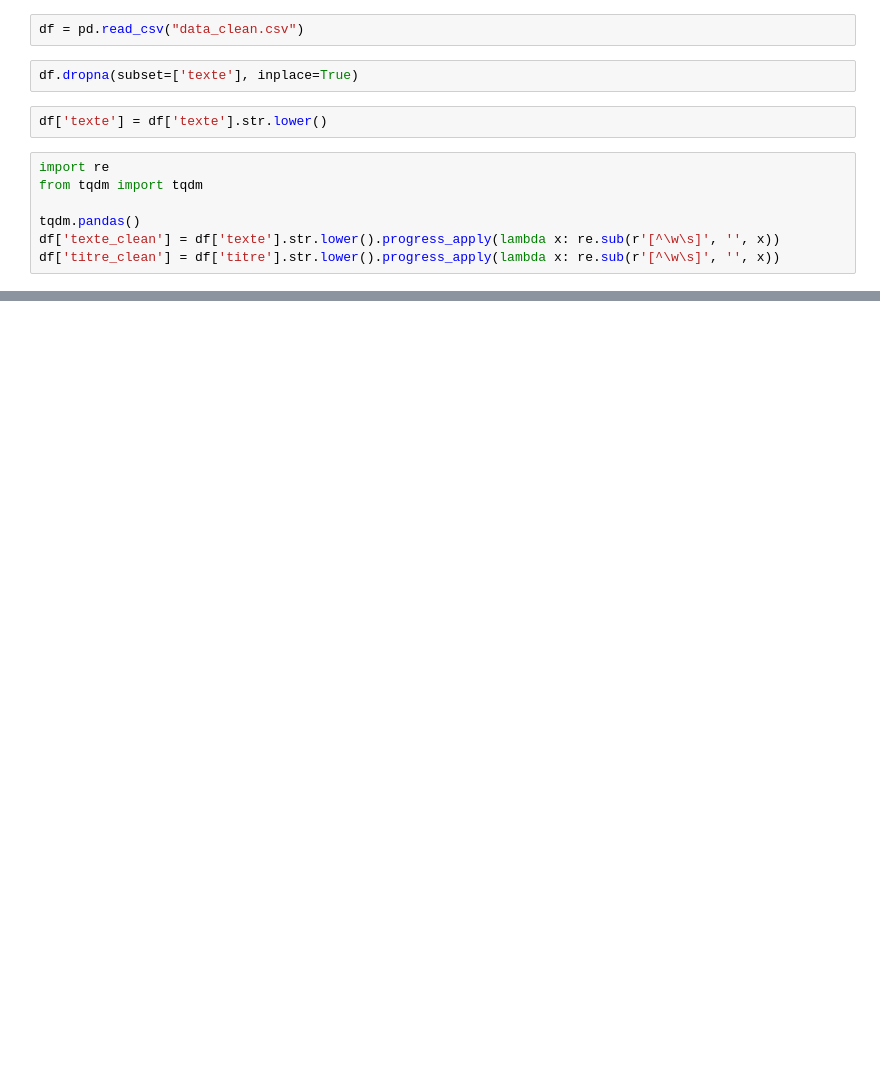
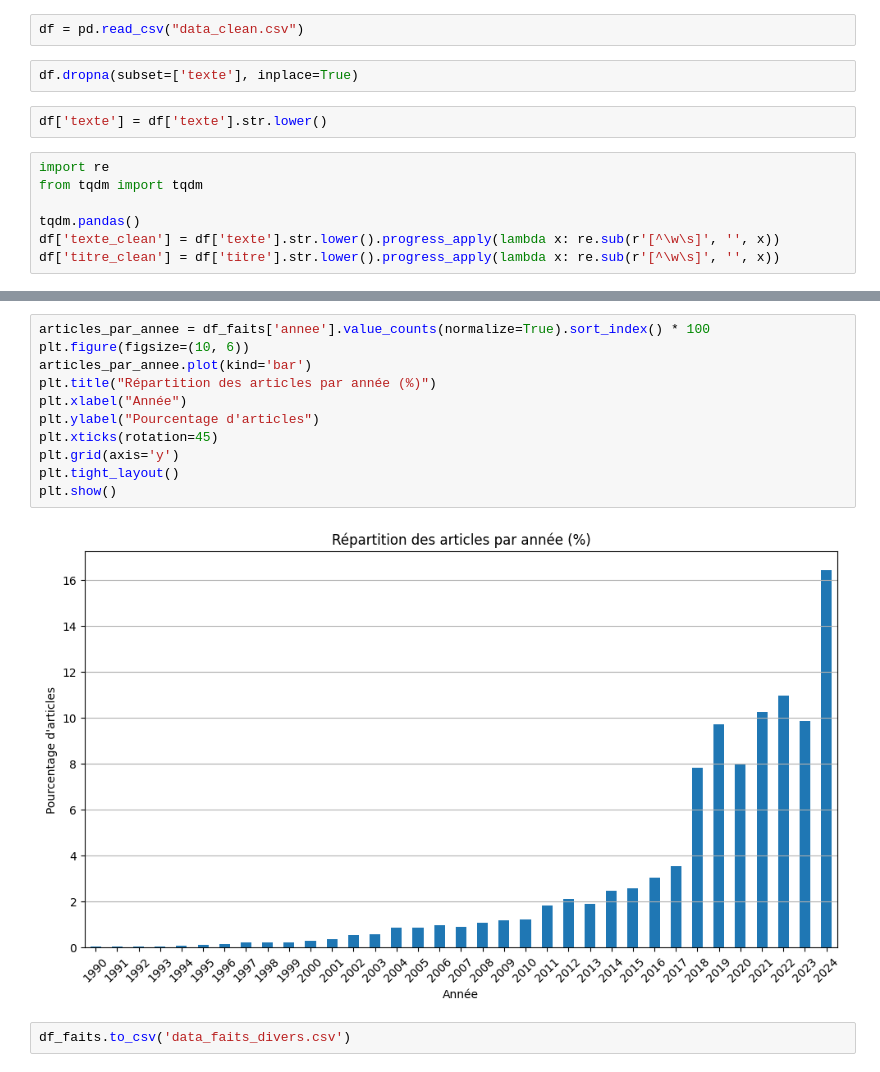
Before and after one commit to apazparedes/PSSD, a Jupyter notebook: Data/tagging_articles.ipynb, the cells around one changed output, grey strips where cells are left out. Saved outputs shown, nothing was run; the diff lists cells and outputs as text; blank space fills up the shorter version.

```diff
--- a/Data/tagging_articles.ipynb
+++ b/Data/tagging_articles.ipynb
@@ -100,0 +142,15 @@ KeyboardInterrupt:
+# %%
+articles_par_annee = df_faits['annee'].value_counts(normalize=True).sort_index() * 100
+plt.figure(figsize=(10, 6))
+articles_par_annee.plot(kind='bar')
+plt.title("Répartition des articles par année (%)")
+plt.xlabel("Année")
+plt.ylabel("Pourcentage d'articles")
+plt.xticks(rotation=45)
+plt.grid(axis='y')
+plt.tight_layout()
+plt.show()
+# %% [output]
+[figure, added]
+# %%
+df_faits.to_csv('data_faits_divers.csv')
```
Also changed, not shown: parts of 15 cells of this notebook.
